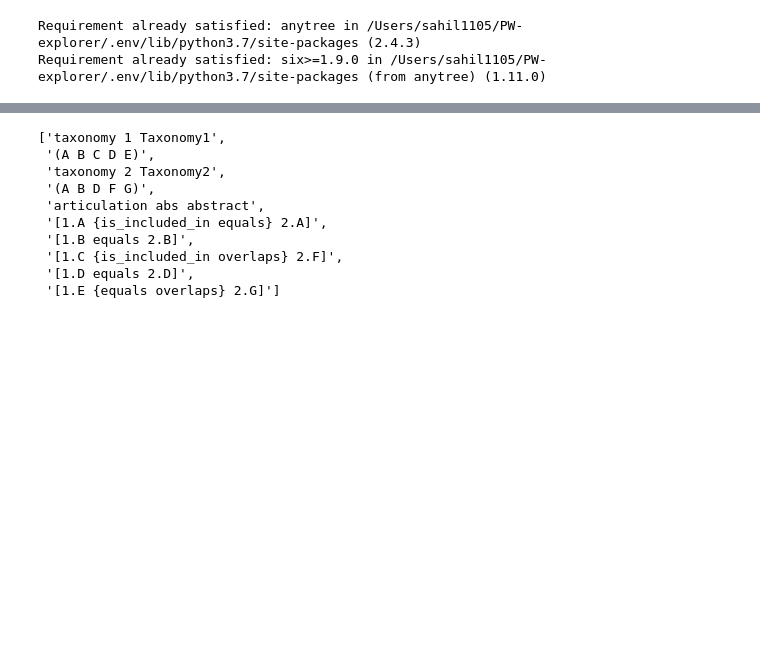
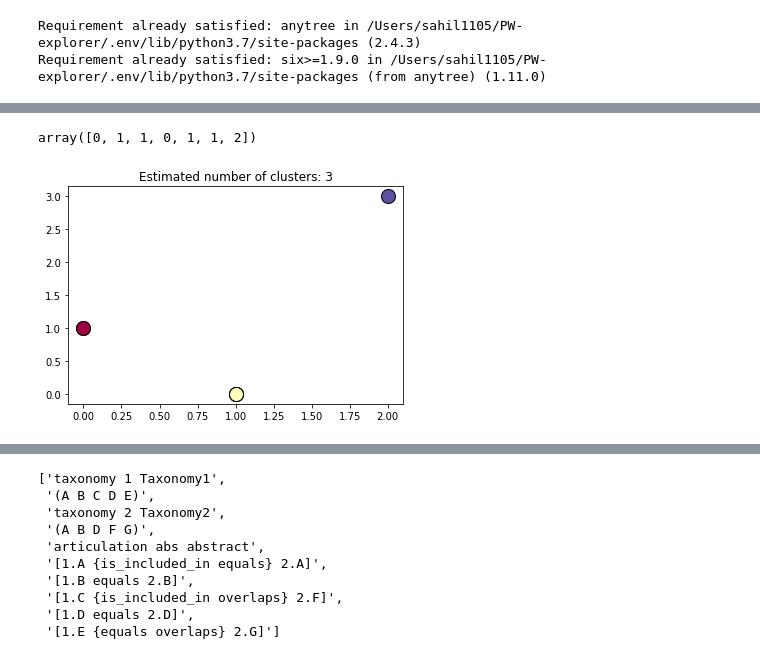
Before and after one commit to idaks/LeanEuler, a Jupyter notebook: PWE-Euler Examples for Paper.ipynb, the cells around one changed output, grey strips where cells are left out. Cells and saved outputs as stored; diff of their text form; code cells hidden in the pictures; blank space fills up the shorter version.

```diff
--- a/lean_euler.ipynb
+++ b/PWE-Euler Examples for Paper.ipynb
@@ -23,0 +151,44 @@ import PW_explorer as pwe
+# %%
+# This actually already exits in PW-E but it has a small bug which should be fixed soon.
+from sklearn.cluster import DBSCAN
+def dbscan_clustering(dist_matrix, save_to_file=None):
+
+    fig, ax = plt.subplots()
+
+    db = DBSCAN(metric='precomputed', eps=0.5, min_samples=1)
+    labels = db.fit_predict(dist_matrix)
+
+    core_samples_mask = np.zeros_like(db.labels_, dtype=bool)
+    core_samples_mask[db.core_sample_indices_] = True
+    labels = db.labels_
+
+    # Number of clusters in labels, ignoring noise if present.
+    n_clusters_ = len(set(labels)) #- (1 if -1 in labels else 0)
+    unique_labels = set(labels)
+    colors = [plt.cm.Spectral(each)
+              for each in np.linspace(0, 1, len(unique_labels))]
+
+    #x_2d = PCA(n_components = 2).fit_transform(dist_matrix)
+
+    for k, col in zip(unique_labels, colors):
+        if k == -1:
+            # Black used for noise.
+            col = [0, 0, 0, 1]
+
+        class_member_mask = (labels == k)
+        xy = dist_matrix[class_member_mask & core_samples_mask]
+        ax.plot(xy[:, 0], xy[:, 1], 'o', markerfacecolor=tuple(col), markeredgecolor='k', markersize=14)
+
+        xy = dist_matrix[class_member_mask & ~core_samples_mask]
+        ax.plot(xy[:, 0], xy[:, 1], 'o', markerfacecolor=tuple(col), markeredgecolor='k', markersize=6)
+
+    ax.set_title('Estimated number of clusters: %d' % n_clusters_)
+    if save_to_file is not None:
+        fig.savefig(save_to_file)
+    return fig, labels
+# %%
+dbscan_fig, dbscan_labels = dbscan_clustering(dist_matrix, None)
+dbscan_labels
+# %% [output]
+array([0, 1, 1, 0, 1, 1, 2])
+[figure, added]
```
Also changed, not shown: parts of 26 cells of this notebook.
